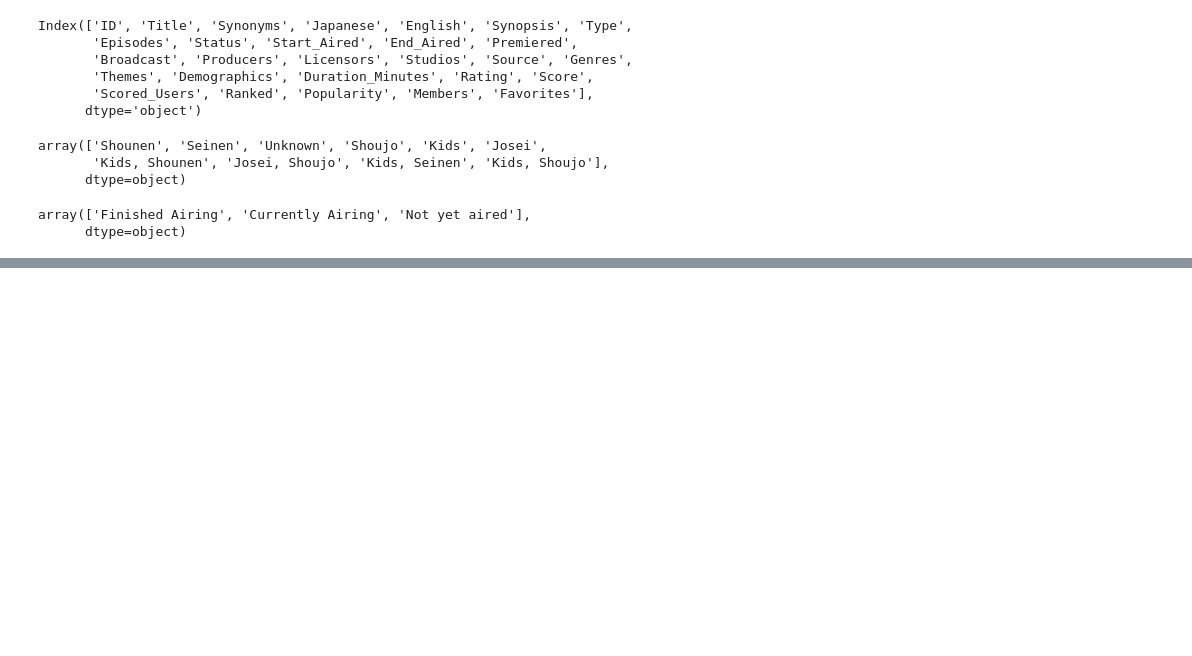
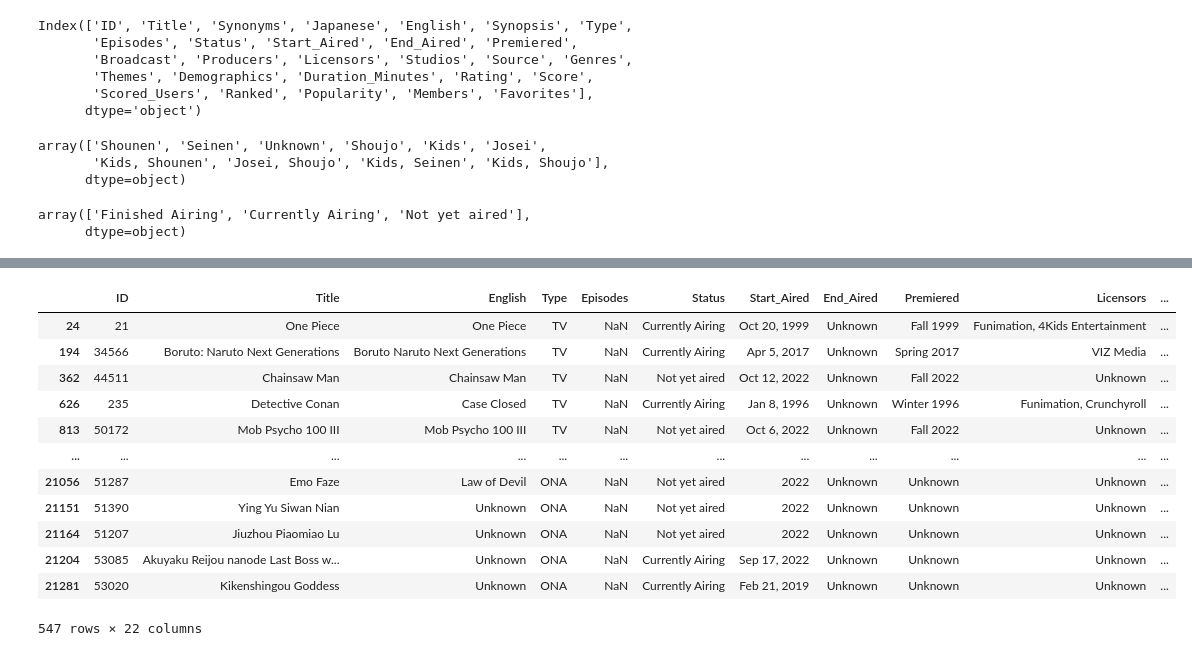
Before and after one commit to Robeliom15/Anime_Top_Ten, a Jupyter notebook: cleaning.ipynb, the cells around one changed output, grey strips where cells are left out. Cells and saved outputs as stored; diff of their text form; code cells hidden in the pictures; blank space fills up the shorter version.

```diff
--- a/cleaning.ipynb
+++ b/cleaning.ipynb
@@ -2,5 +2,5 @@
 import pandas as pd
 import numpy as ny
 # %%
-an = pd.read_csv("C:/Users/super\Documents/COD\Github/Practice/resources/Anime.csv")
+a = pd.read_csv("resources/Anime.csv")
 # %%
@@ -54,5 +54,14 @@ an['Status'].unique()
 array(['Finished Airing', 'Currently Airing', 'Not yet aired'],
       dtype=object)
 # %%
-an2 = an.drop(columns=['Japanese', 'Members', 'Synopsis', 'Synonyms', 'Broadcast', 'Producers'])
+a2 = a.drop(columns=
+['Japanese',
+'Members',
+'Synopsis',
+'Synonyms',
+'Broadcast',
+'Producers'
+]
+
+)
 # %%
@@ -60,0 +97,16 @@ AttributeError: 'NoneType' object has no attribute 'set_option'
+# %%
+a2.loc[a2.loc[:, "Episodes"].isna(), :]
+# %% [output]
+|  | ID | Title | English | Type | Episodes | Status | Start_Aired | End_Aired | Premiered | Licensors | ... |
+| 24 | 21 | One Piece | One Piece | TV | NaN | Currently Airing | Oct 20, 1999 | Unknown | Fall 1999 | Funimation, 4Kids Entertainment | ... |
+| 194 | 34566 | Boruto: Naruto Next Generations | Boruto Naruto Next Generations | TV | NaN | Currently Airing | Apr 5, 2017 | Unknown | Spring 2017 | VIZ Media | ... |
+| 362 | 44511 | Chainsaw Man | Chainsaw Man | TV | NaN | Not yet aired | Oct 12, 2022 | Unknown | Fall 2022 | Unknown | ... |
+| 626 | 235 | Detective Conan | Case Closed | TV | NaN | Currently Airing | Jan 8, 1996 | Unknown | Winter 1996 | Funimation, Crunchyroll | ... |
+| 813 | 50172 | Mob Psycho 100 III | Mob Psycho 100 III | TV | NaN | Not yet aired | Oct 6, 2022 | Unknown | Fall 2022 | Unknown | ... |
+| ... | ... | ... | ... | ... | ... | ... | ... | ... | ... | ... | ... |
+| 21056 | 51287 | Emo Faze | Law of Devil | ONA | NaN | Not yet aired | 2022 | Unknown | Unknown | Unknown | ... |
+| 21151 | 51390 | Ying Yu Siwan Nian | Unknown | ONA | NaN | Not yet aired | 2022 | Unknown | Unknown | Unknown | ... |
+| 21164 | 51207 | Jiuzhou Piaomiao Lu | Unknown | ONA | NaN | Not yet aired | 2022 | Unknown | Unknown | Unknown | ... |
+| 21204 | 53085 | Akuyaku Reijou nanode Last Boss w... | Unknown | ONA | NaN | Currently Airing | Sep 17, 2022 | Unknown | Unknown | Unknown | ... |
+| 21281 | 53020 | Kikenshingou Goddess | Unknown | ONA | NaN | Currently Airing | Feb 21, 2019 | Unknown | Unknown | Unknown | ... |
+547 rows × 22 columns
```
Also changed, not shown: parts of 10 cells of this notebook.
